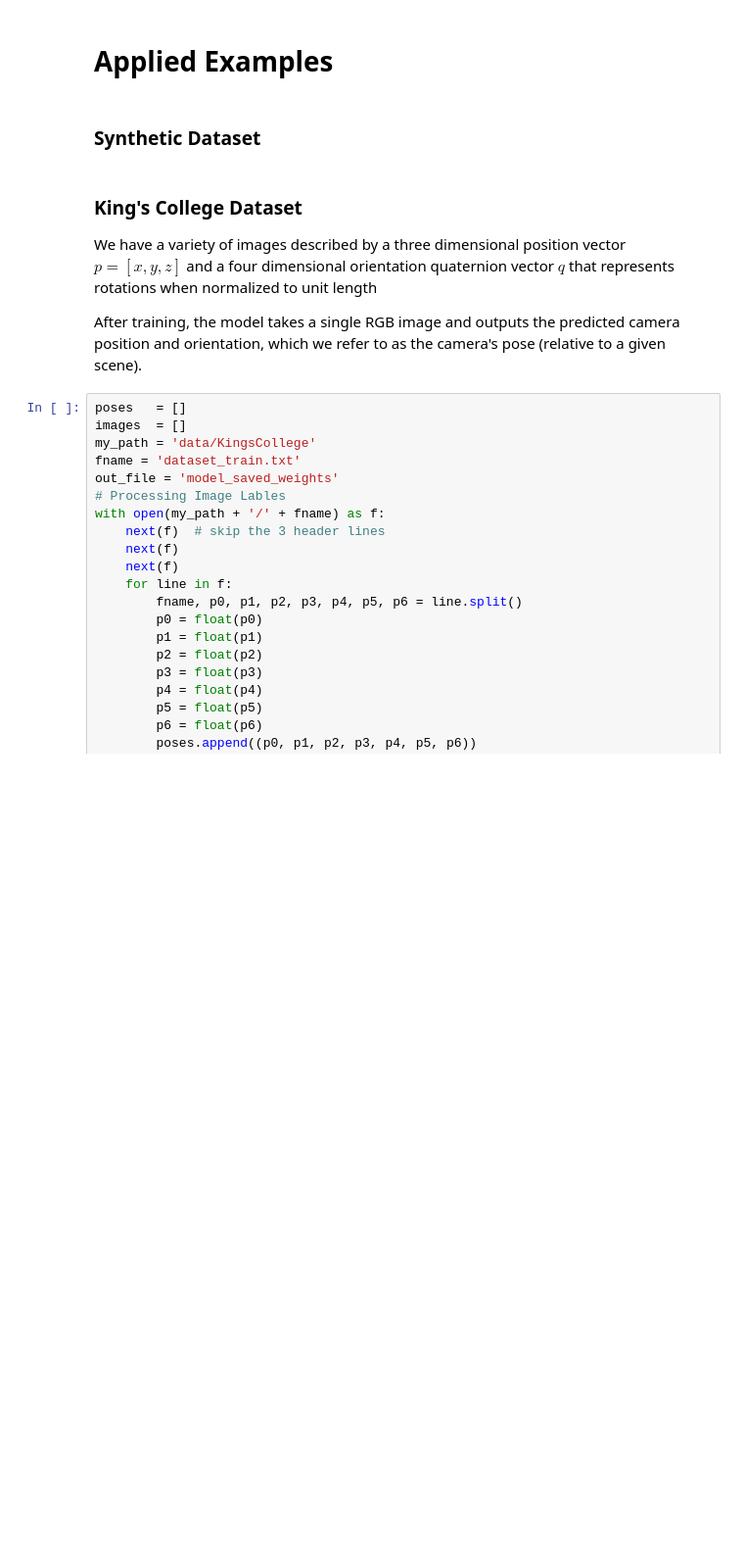
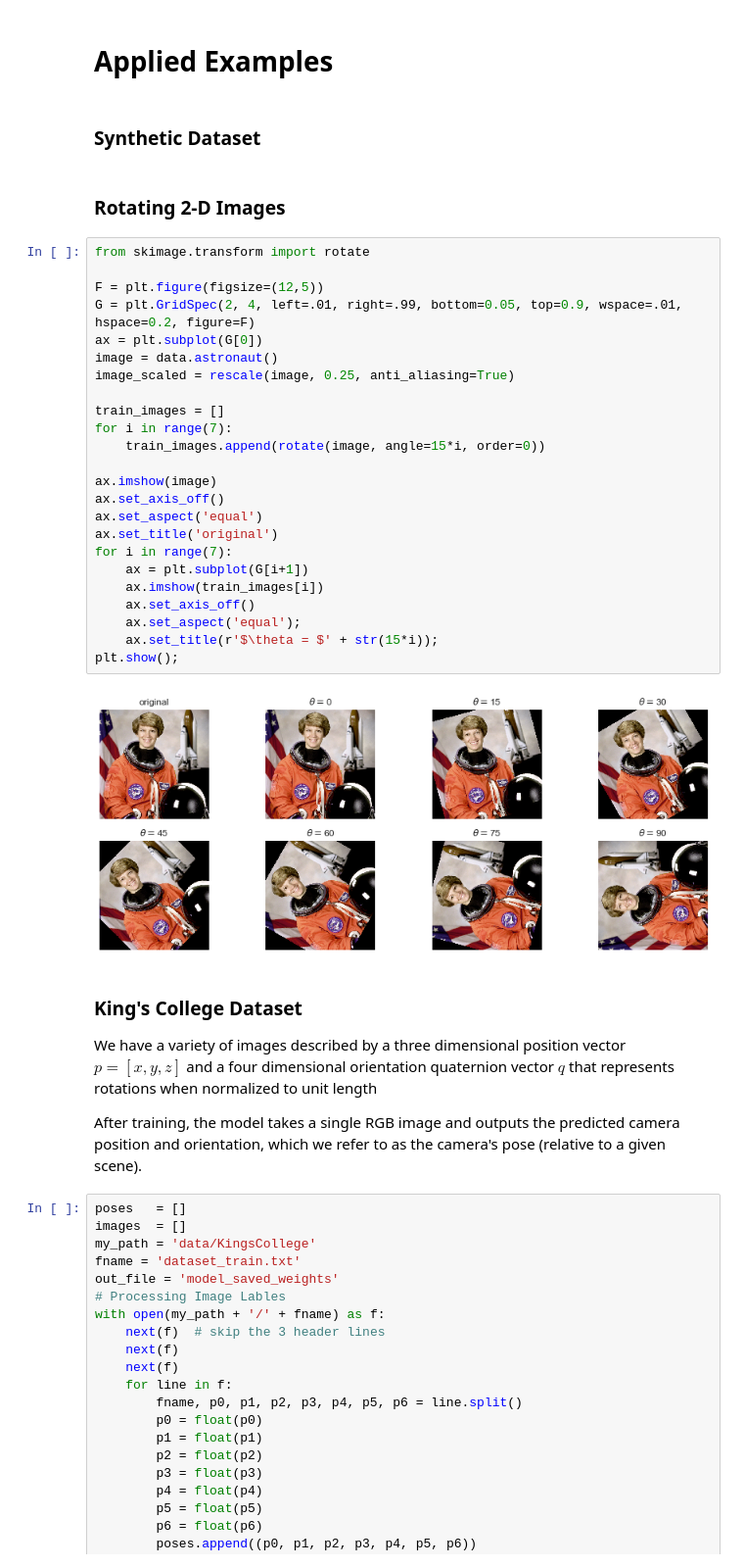
Before and after one commit to drewwilimitis/lie-group-rotations, a Jupyter notebook: lie_group_models.ipynb, the cells around one changed output. Shown: that part at 98% size. Drawn from its saved outputs; the diff is of its cells as text; blank space fills up the shorter version.

```diff
--- a/lie_group_models.ipynb
+++ b/lie_group_models.ipynb
@@ -472,6 +458,34 @@ array([[-0.        , -0.        , -0.        ],
 # Applied Examples
 # %% [markdown]
 ### Synthetic Dataset
+# %% [markdown]
+### Rotating 2-D Images
+# %%
+from skimage.transform import rotate
+
+F = plt.figure(figsize=(12,5))
+G = plt.GridSpec(2, 4, left=.01, right=.99, bottom=0.05, top=0.9, wspace=.01, hspace=0.2, figure=F)
+ax = plt.subplot(G[0])
+image = data.astronaut()
+image_scaled = rescale(image, 0.25, anti_aliasing=True)
+
+train_images = []
+for i in range(7):
+    train_images.append(rotate(image, angle=15*i, order=0))
+
+ax.imshow(image)
+ax.set_axis_off()
+ax.set_aspect('equal')
+ax.set_title('original')
+for i in range(7):
+    ax = plt.subplot(G[i+1])
+    ax.imshow(train_images[i])
+    ax.set_axis_off()
+    ax.set_aspect('equal');
+    ax.set_title(r'$\theta = $' + str(15*i));
+plt.show();
+# %% [output]
+[figure, added]
 # %% [markdown]
 ### King's College Dataset
 We have a variety of images described by a three dimensional position vector $p = [x, y, z]$ and a four dimensional orientation quaternion vector $q$ that represents rotations when normalized to unit length <br>
```
Also changed, not shown: parts of 4 cells of this notebook.
